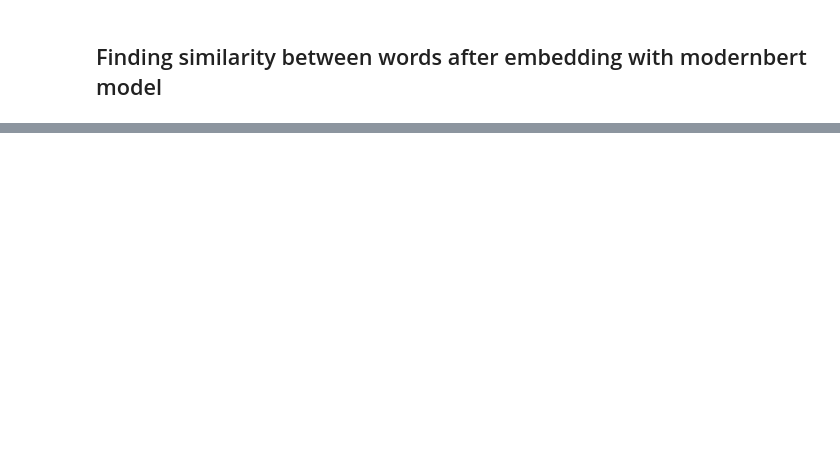
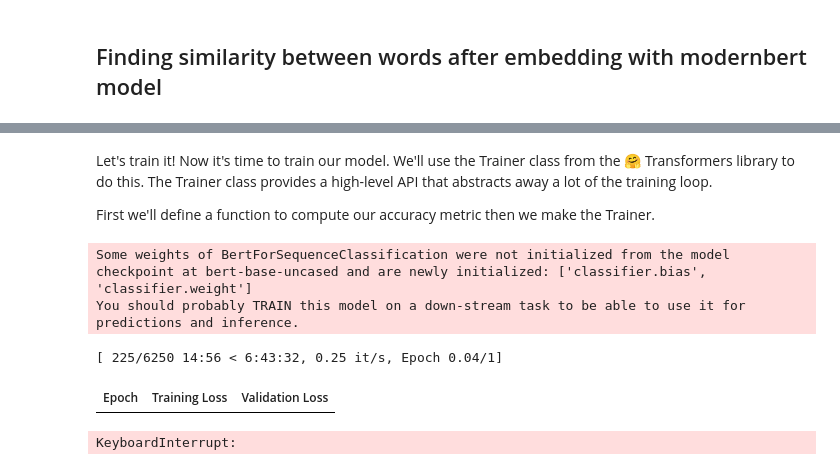
Before and after one commit to VishnuBalaji2004/STEP_INTERNSHIP, a Jupyter notebook: Day_4/Day_4_hands_on.ipynb, the cells around one changed output, grey strips where cells are left out. Saved outputs shown, nothing was run; the diff lists cells and outputs as text; code cells hidden in the pictures; blank space fills up the shorter version.

```diff
--- a/Day_4/Day_4_hands_on.ipynb
+++ b/Day_4/Day_4_hands_on.ipynb
@@ -200,0 +322,65 @@ Similarity between 'This is a bad movie.' and 'This is a negative sentence.': 0.
+# %% [markdown]
+Let's train it!
+Now it's time to train our model. We'll use the Trainer class from the 🤗 Transformers library to do this. The Trainer class provides a high-level API that abstracts away a lot of the training loop.
+
+First we'll define a function to compute our accuracy metric then we make the Trainer.
+# %%
+import numpy as np
+from transformers import AutoTokenizer, AutoModelForSequenceClassification, DataCollatorWithPadding, Trainer, TrainingArguments
+from datasets import load_dataset
+
+# Load a dataset (example: IMDB sentiment analysis dataset)
+dataset = load_dataset("imdb")
+
+# Load pre-trained tokenizer and model
+model_name = "bert-base-uncased"  # You can replace this with other models like 'distilbert-base-uncased'
+tokenizer = AutoTokenizer.from_pretrained(model_name)
+model = AutoModelForSequenceClassification.from_pretrained(model_name, num_labels=2)  # num_labels=2 for binary classification
+
+# Tokenize the dataset
+def tokenize_function(examples):
+    return tokenizer(examples["text"], padding="max_length", truncation=True)
+
+tokenized_ds = dataset.map(tokenize_function, batched=True)
+
+# Remove unnecessary columns
+tokenized_ds = tokenized_ds.remove_columns(["text"])
+tokenized_ds = tokenized_ds.rename_column("label", "labels")
+tokenized_ds.set_format("torch")
+
+# Compute evaluation metrics
+def compute_metrics(eval_pred):
+    predictions, labels = eval_pred
+    predictions = np.argmax(predictions, axis=1)
+    accuracy = (predictions == labels).mean()
+    return {"accuracy": accuracy}
+
+# Define the Trainer
+trainer = Trainer(
+    model=model,
+    args=TrainingArguments(
+        output_dir="./data/sentiment_analysis",
+        learning_rate=2e-3,
+        per_device_train_batch_size=4,
+        per_device_eval_batch_size=4,
+        num_train_epochs=1,
+        weight_decay=0.01,
+        evaluation_strategy="epoch",
+        save_strategy="epoch",
+        load_best_model_at_end=True,
+    ),
+    train_dataset=tokenized_ds["train"],
+    eval_dataset=tokenized_ds["test"],
+    tokenizer=tokenizer,
+    data_collator=DataCollatorWithPadding(tokenizer=tokenizer),
+    compute_metrics=compute_metrics,
+)
+
+# Train the model
+trainer.train()
+# %% [output]
+Some weights of BertForSequenceClassification were not initialized from the model checkpoint at bert-base-uncased and are newly initialized: ['classifier.bias', 'classifier.weight']
+You should probably TRAIN this model on a down-stream task to be able to use it for predictions and inference.
+[ 225/6250 14:56 < 6:43:32, 0.25 it/s, Epoch 0.04/1]
+| Epoch | Training Loss | Validation Loss |
+KeyboardInterrupt:
```
Also changed, not shown: parts of 8 cells of this notebook.
